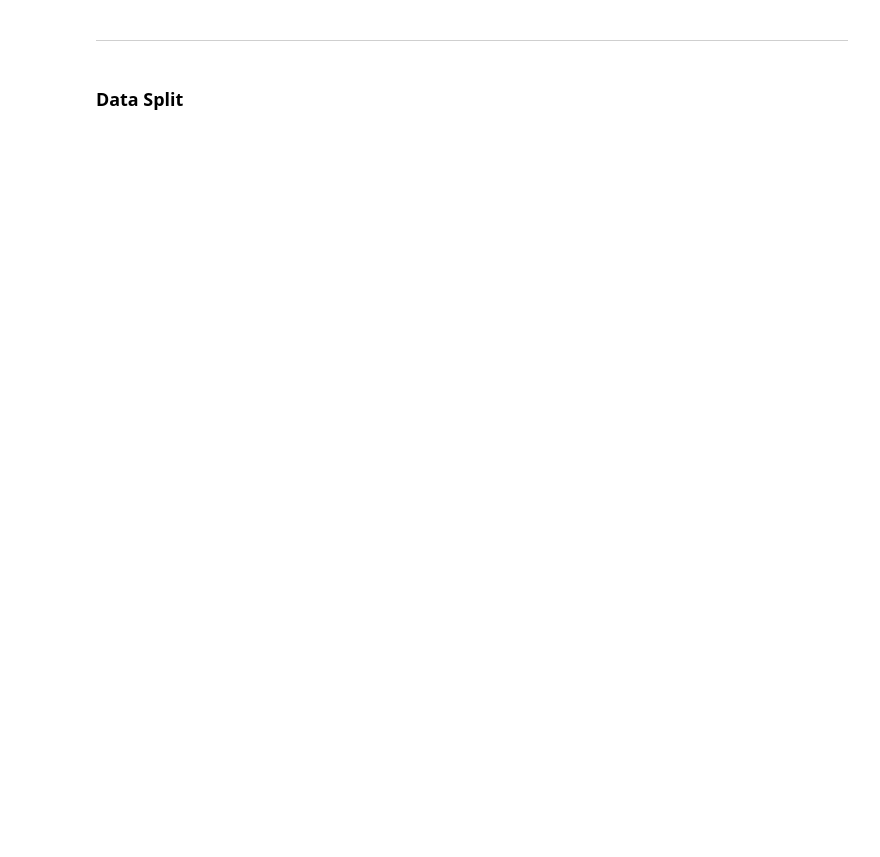
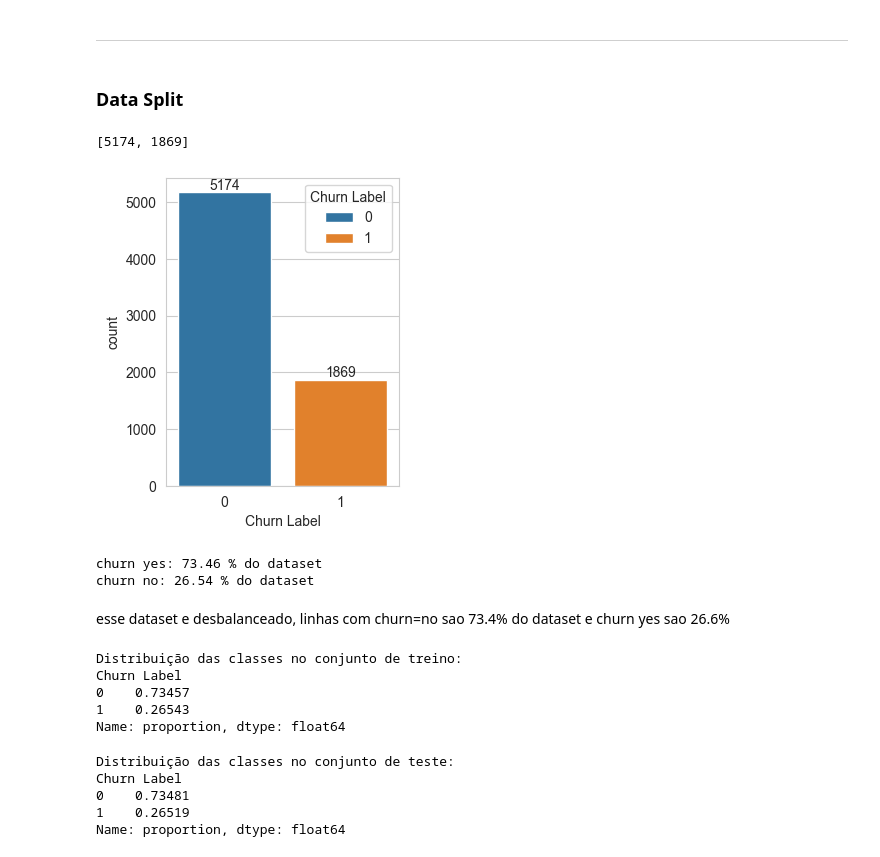
Before and after one commit to HeteRai/telcom_customer_churn_project, a Jupyter notebook: telecomunications-customer-churn.ipynb, the cells around one changed output. Saved outputs shown, nothing was run; the diff lists cells and outputs as text; code cells hidden in the pictures; blank space fills up the shorter version.

```diff
--- a/telecomunications-customer-churn.ipynb
+++ b/telecomunications-customer-churn.ipynb
@@ -4588,0 +4662,23 @@ y = telco_final_df['Churn Label']
+# %%
+labels=["no","yes"]
+
+churn_or_not = telco_final_df["Churn Label"].value_counts().tolist()
+values = [churn_or_not[0], churn_or_not[1]]
+values
+# %% [output]
+[5174, 1869]
+# %%
+plt.figure(figsize=(3,4))
+ax = sns.countplot(x='Churn Label',data=telco_final_df, hue='Churn Label', dodge=False)
+for i in ax.containers:
+    ax.bar_label(i,)
+# %% [output]
+[figure, added]
+# %%
+print('churn yes:', round(telco_final_df['Churn Label'].value_counts().iloc[0]/len(telco_final_df) * 100,2), '% do dataset')
+print('churn no:', round(telco_final_df['Churn Label'].value_counts().iloc[1]/len(telco_final_df) * 100,2), '% do dataset')
+# %% [output]
+churn yes: 73.46 % do dataset
+churn no: 26.54 % do dataset
+# %% [markdown]
+esse dataset e desbalanceado, linhas com churn=no sao 73.4% do dataset e churn yes sao 26.6%
@@ -4588,0 +4687,18 @@ y = telco_final_df['Churn Label']
+# %%
+print("\nDistribuição das classes no conjunto de treino:")
+print(y_train.value_counts(normalize=True))
+# %% [output]
+Distribuição das classes no conjunto de treino:
+Churn Label
+0    0.73457
+1    0.26543
+Name: proportion, dtype: float64
+# %%
+print("\nDistribuição das classes no conjunto de teste:")
+print(y_test.value_counts(normalize=True))
+# %% [output]
+Distribuição das classes no conjunto de teste:
+Churn Label
+0    0.73481
+1    0.26519
+Name: proportion, dtype: float64
```
Also changed, not shown: parts of 57 cells of this notebook.
